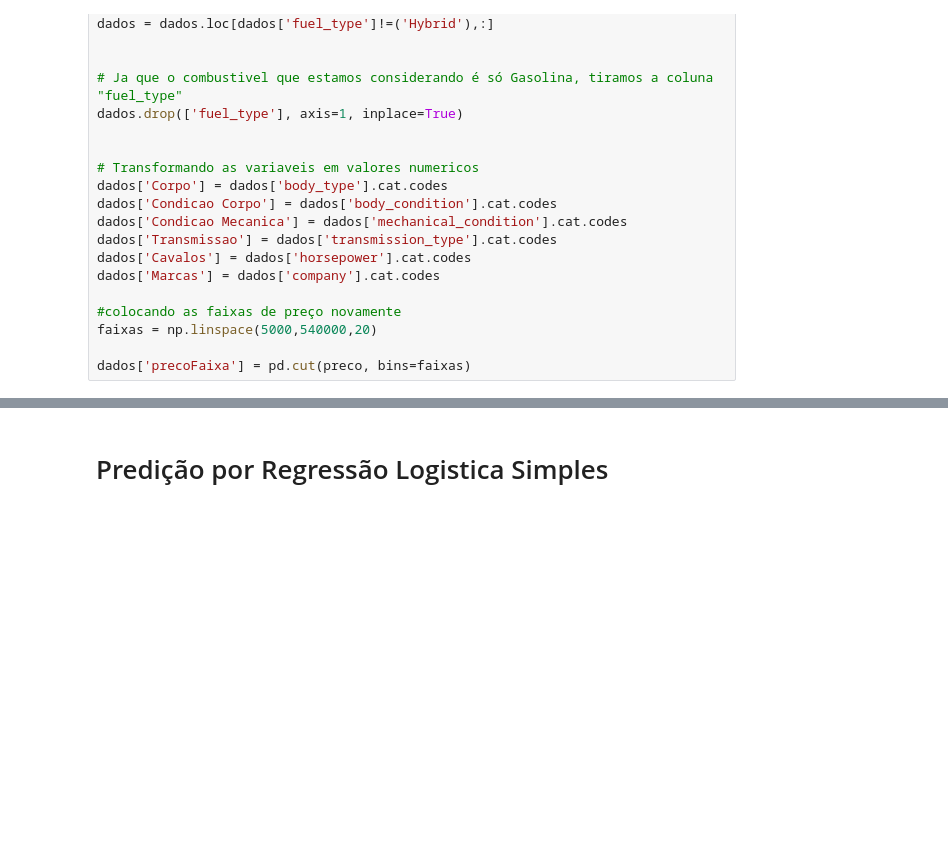
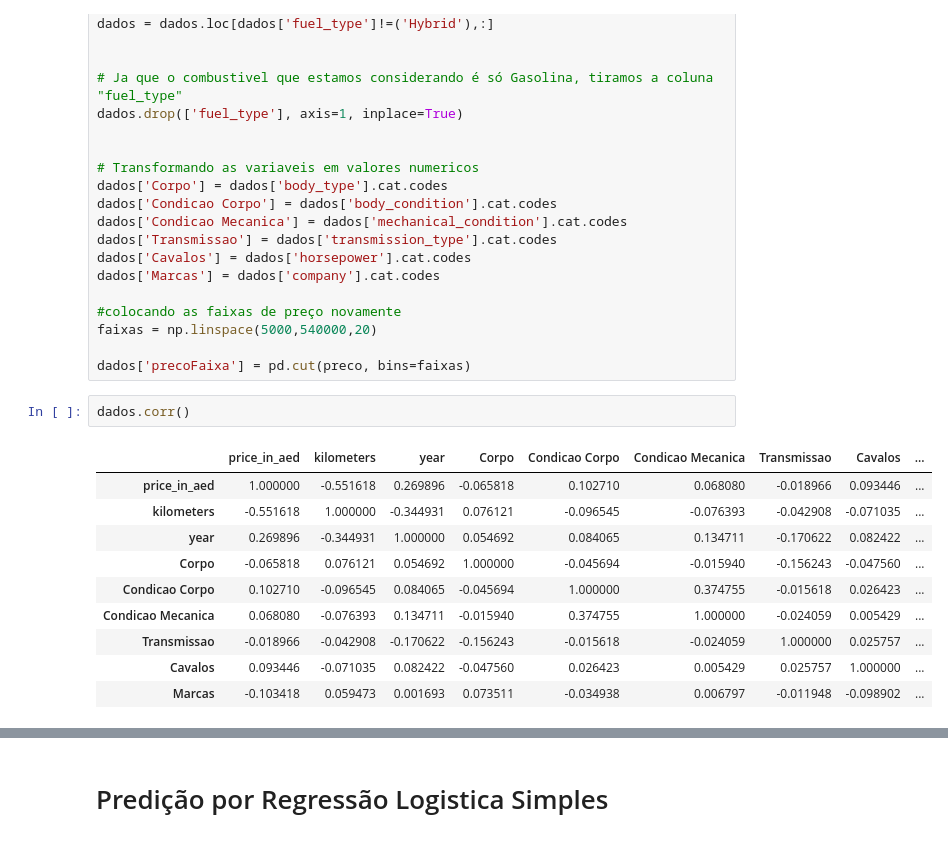
Before and after one commit to insper-classroom/22-2b-cd-p2-p2_albert_arthur_thiago, a Jupyter notebook: main.ipynb, the cells around one changed output, grey strips where cells are left out. Drawn from its saved outputs; the diff is of its cells as text; blank space fills up the shorter version.

```diff
--- a/main.ipynb
+++ b/main.ipynb
@@ -333,6 +341,19 @@ dados['Marcas'] = dados['company'].cat.codes
 faixas = np.linspace(5000,540000,20)
 
 dados['precoFaixa'] = pd.cut(preco, bins=faixas)
+# %%
+dados.corr()
+# %% [output]
+|  | price_in_aed | kilometers | year | Corpo | Condicao Corpo | Condicao Mecanica | Transmissao | Cavalos | ... |
+| price_in_aed | 1.000000 | -0.551618 | 0.269896 | -0.065818 | 0.102710 | 0.068080 | -0.018966 | 0.093446 | ... |
+| kilometers | -0.551618 | 1.000000 | -0.344931 | 0.076121 | -0.096545 | -0.076393 | -0.042908 | -0.071035 | ... |
+| year | 0.269896 | -0.344931 | 1.000000 | 0.054692 | 0.084065 | 0.134711 | -0.170622 | 0.082422 | ... |
+| Corpo | -0.065818 | 0.076121 | 0.054692 | 1.000000 | -0.045694 | -0.015940 | -0.156243 | -0.047560 | ... |
+| Condicao Corpo | 0.102710 | -0.096545 | 0.084065 | -0.045694 | 1.000000 | 0.374755 | -0.015618 | 0.026423 | ... |
+| Condicao Mecanica | 0.068080 | -0.076393 | 0.134711 | -0.015940 | 0.374755 | 1.000000 | -0.024059 | 0.005429 | ... |
+| Transmissao | -0.018966 | -0.042908 | -0.170622 | -0.156243 | -0.015618 | -0.024059 | 1.000000 | 0.025757 | ... |
+| Cavalos | 0.093446 | -0.071035 | 0.082422 | -0.047560 | 0.026423 | 0.005429 | 0.025757 | 1.000000 | ... |
+| Marcas | -0.103418 | 0.059473 | 0.001693 | 0.073511 | -0.034938 | 0.006797 | -0.011948 | -0.098902 | ... |
 # %%
 x = sns.PairGrid(dados, hue='precoFaixa', height=2.5)
 x.map(sns.scatterplot)
```
Also changed, not shown: parts of 19 cells of this notebook.
